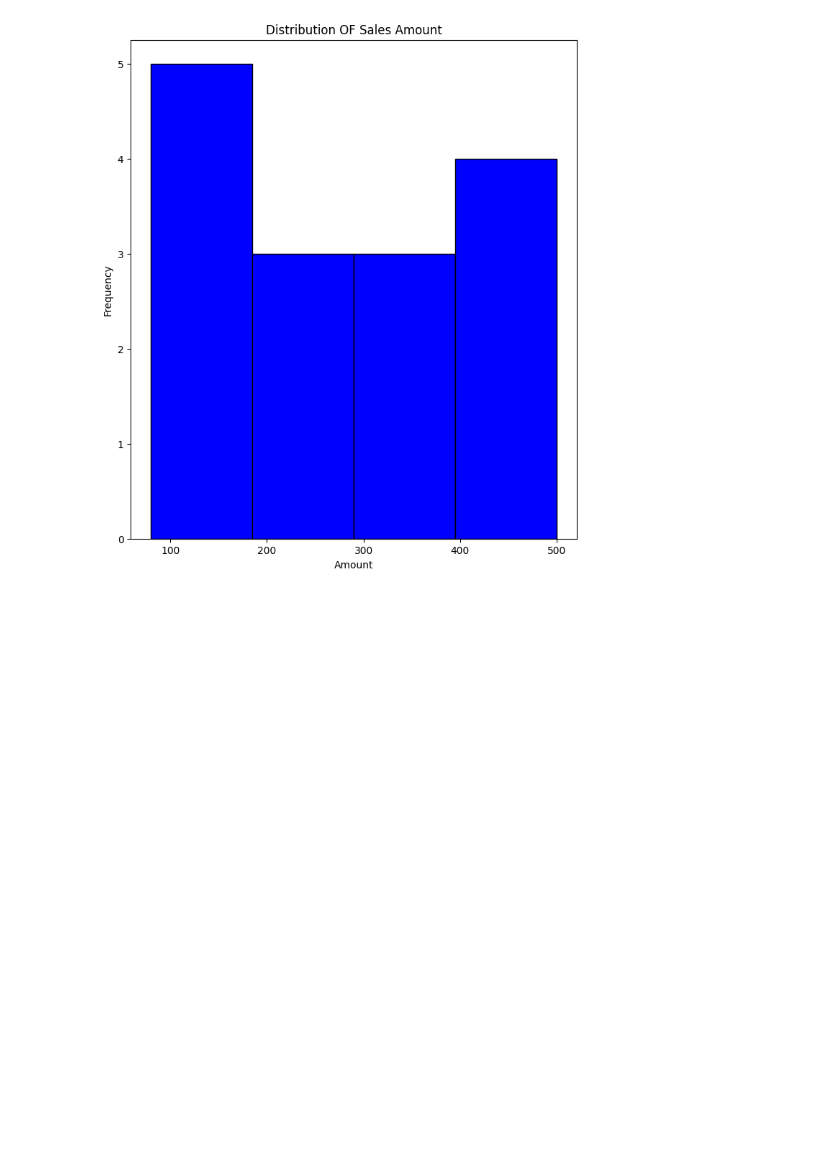
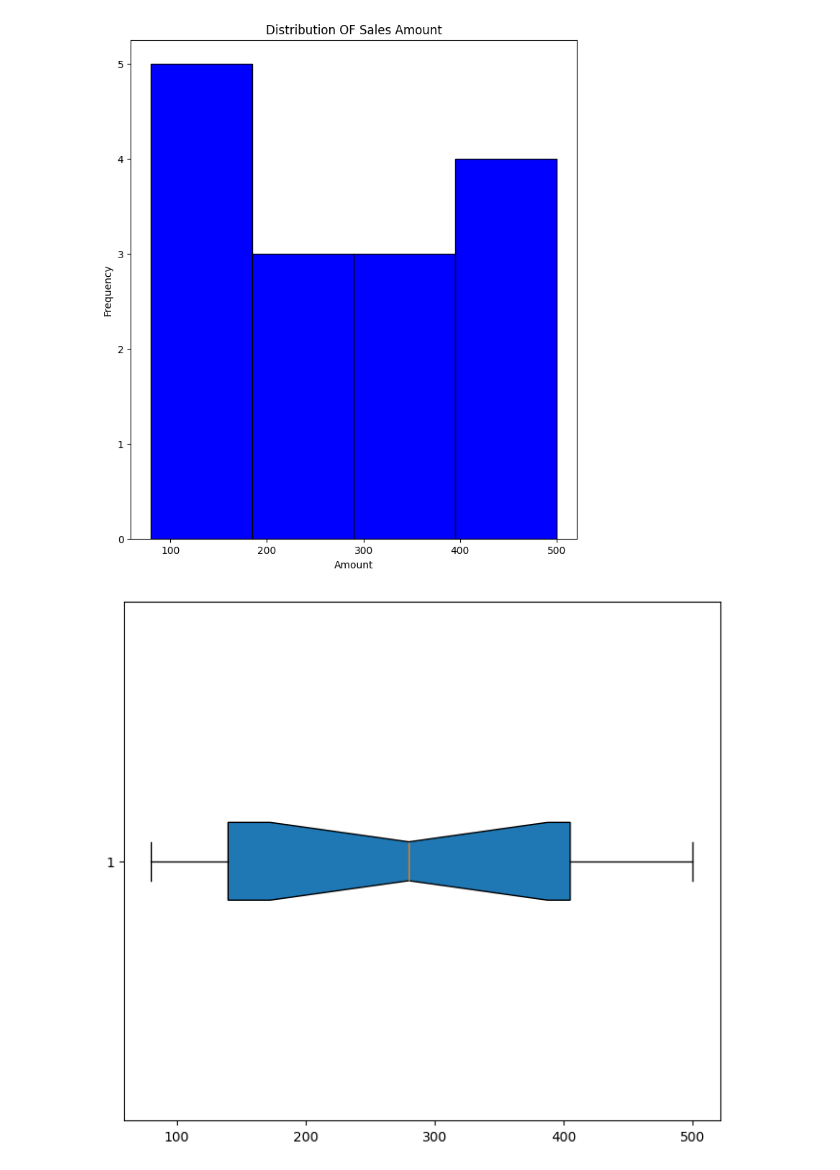
Before and after one commit to Engr-Jawad/statistics_for_data_Science, a Jupyter notebook: problem_3.ipynb, the cells around one changed output. Saved outputs shown, nothing was run; the diff lists cells and outputs as text; code cells hidden in the pictures; blank space fills up the shorter version.

Commit message:
box plot

```diff
--- a/problem_3.ipynb
+++ b/problem_3.ipynb
@@ -117,3 +117,10 @@ plt.ylabel("Frequency")
 plt.show()
 # %% [output]
 [figure]
+# %%
+# box plot
+plt.figure(figsize=(8,7))
+plt.boxplot(sales["Amount"],vert=False,patch_artist=True,notch=True)
+plt.show()
+# %% [output]
+[figure, added]
```
